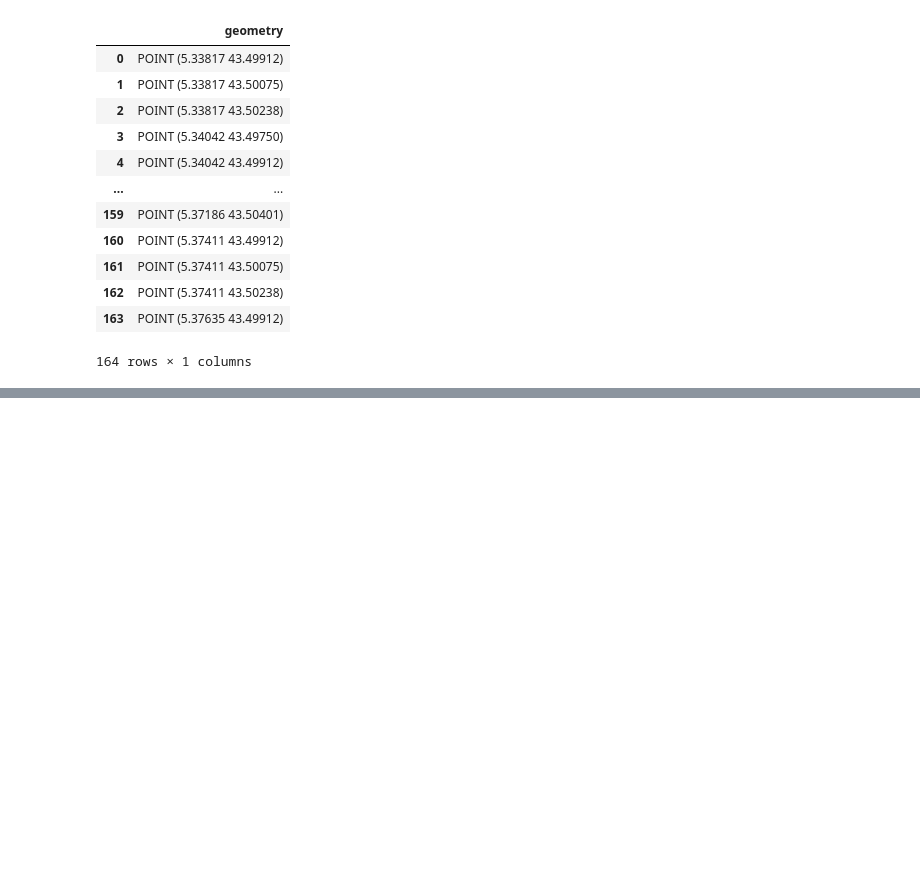
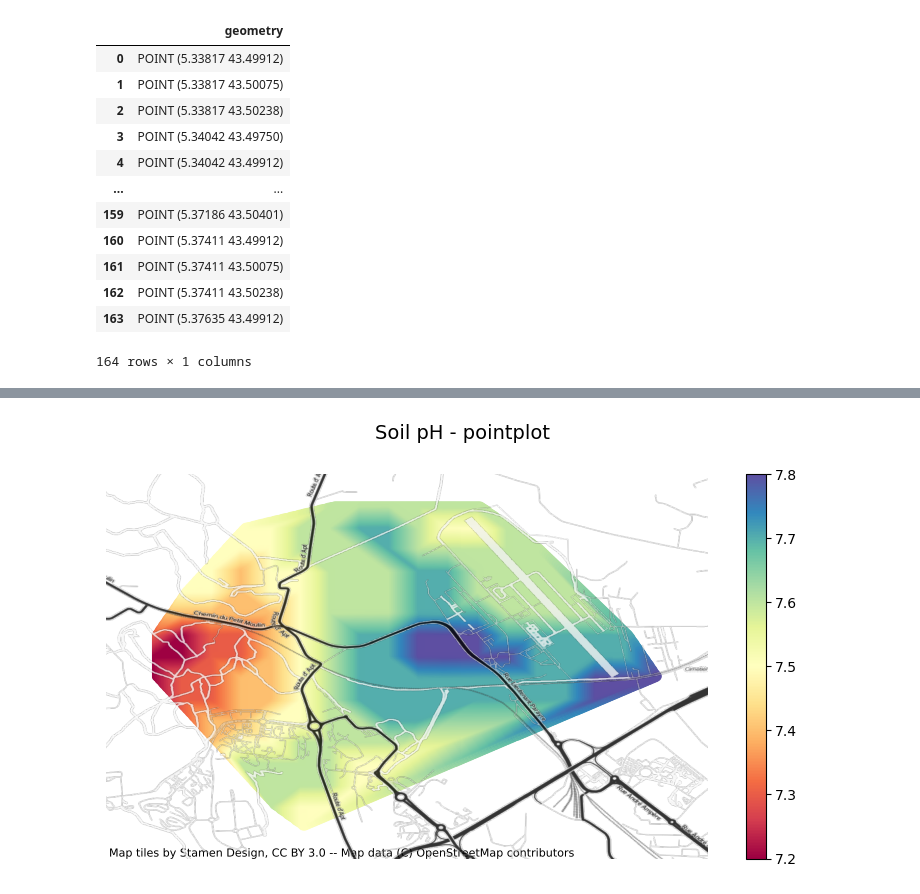
Before and after one commit to juliencarponcy/praxis, a Jupyter notebook: praxis/examples/test_nb.ipynb, the cells around one changed output, grey strips where cells are left out. Cells and saved outputs as stored; diff of their text form; code cells hidden in the pictures; blank space fills up the shorter version.

```diff
--- a/praxis/examples/test_nb.ipynb
+++ b/praxis/examples/test_nb.ipynb
@@ -65,7 +82,7 @@ def polygon_binning_to_points(gdf: gpd.GeoDataFrame, resolution_m: int) -> gpd.G
 
     return grid_geopd
 # %%
-grid_geopd = polygon_binning_to_points(gdf = gdf, resolution_m = 250)
+grid_geopd = polygon_binning_to_points(gdf = target_gdf, resolution_m = 250)
 grid_geopd
 # %% [output]
 |  | geometry |
@@ -166,0 +341,22 @@ array(['>200'], dtype=object)
+# %%
+interp_gpd = gpd.GeoDataFrame()
+for col_name, values in interpolated_data.items():
+    interp_gpd[col_name] = values.flatten()
+
+interp_gpd = interp_gpd.set_geometry(gpd.GeoSeries(map(Point, zip(grid_x.flatten(), grid_y.flatten()))))
+interp_gpd.crs = gdf.crs
+# %%
+fig, ax = plt.subplots(figsize=(10,5))
+fig.suptitle("Soil pH - pointplot", size=14)
+
+gplt.pointplot(
+    interp_gpd.dropna(),
+    hue='Soil pH', cmap='Spectral',
+    legend=True, legend_var='hue', alpha=0.8, ax=ax
+)
+
+# gplt.polyplot(target_gdf, ax = ax, edgecolor='red') # Uncomment to see original polygon bounding box
+
+ctx.add_basemap(ax, crs = soilgrid_gdf.crs, source=ctx.providers.Stamen.TonerHybrid, alpha=0.8)
+# %% [output]
+[figure, added]
```
Also changed, not shown: parts of 38 cells of this notebook, 5 other files.
